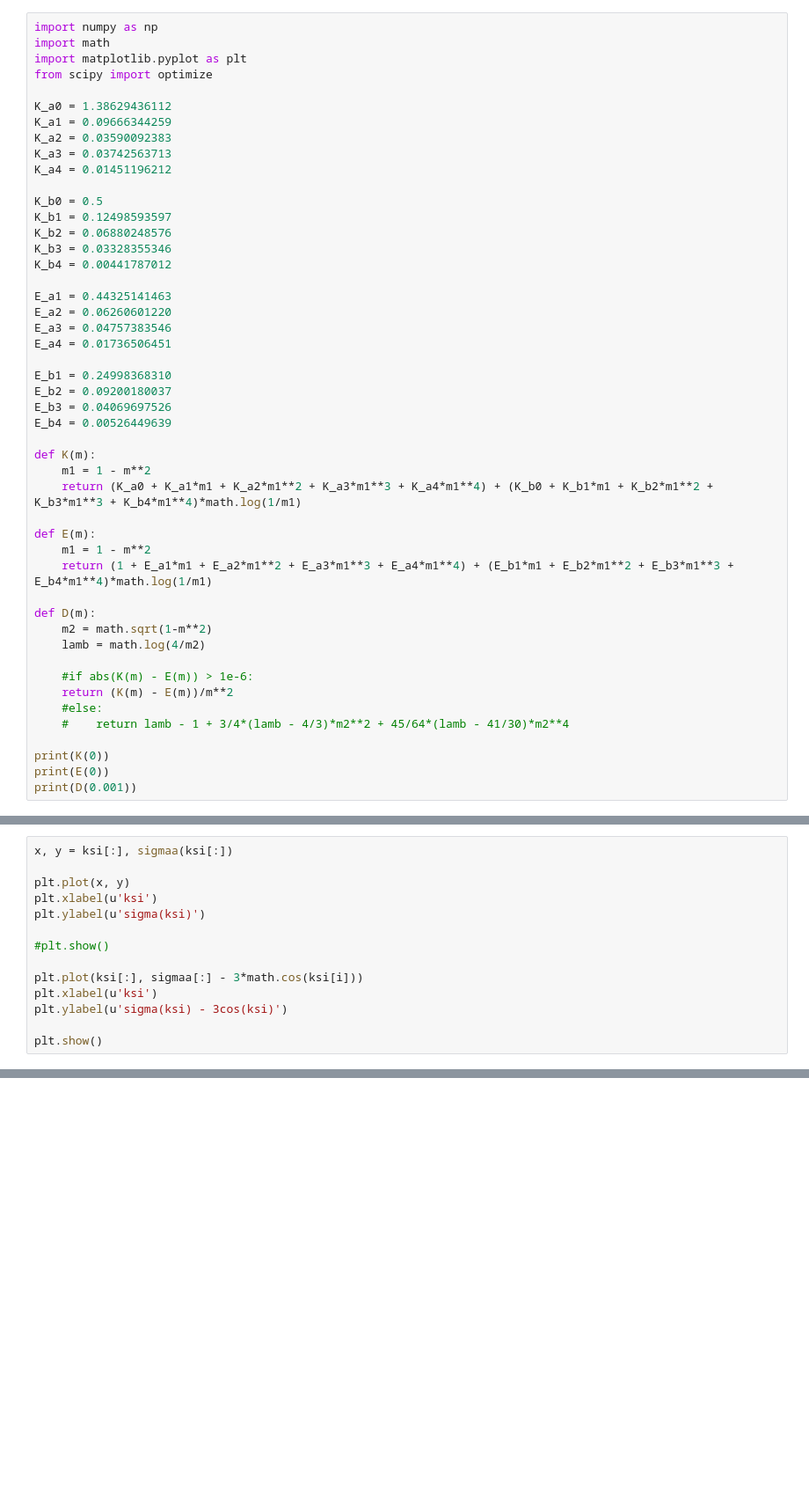
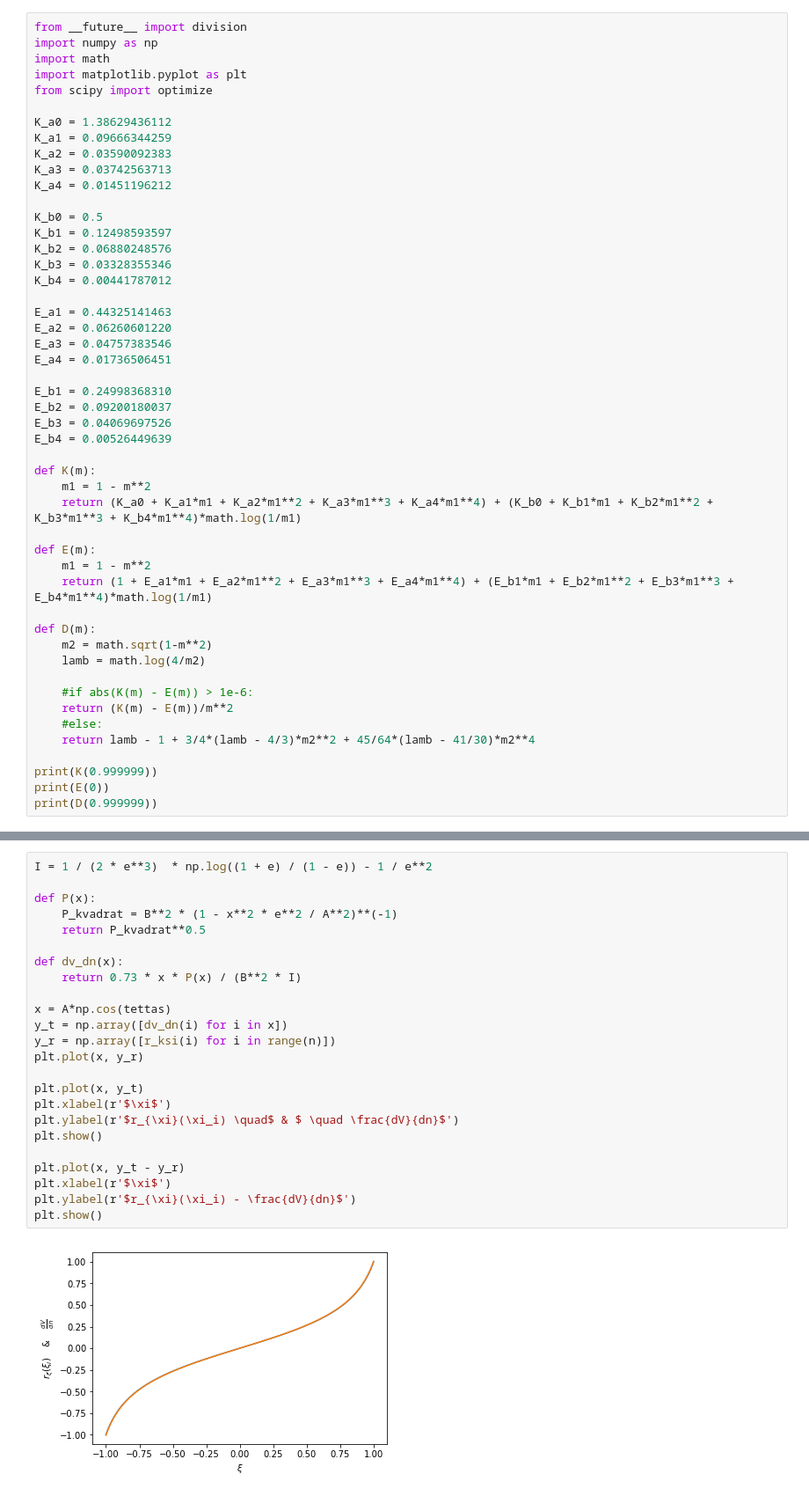
Before and after one commit to IcyCrumb/Prac_2, a Jupyter notebook: finish_it.ipynb, the cells around one changed output, grey strips where cells are left out. Shown at 88% size. Cells and saved outputs as stored; diff of their text form; blank space fills up the shorter version.

```diff
--- a/finish_it.ipynb
+++ b/finish_it.ipynb
@@ -1,4 +1,5 @@
 # %%
+from __future__ import division
 import numpy as np
 import math
 import matplotlib.pyplot as plt
@@ -41,9 +42,9 @@ def D(m):
     #if abs(K(m) - E(m)) > 1e-6:
     return (K(m) - E(m))/m**2
     #else:
-    #    return lamb - 1 + 3/4*(lamb - 4/3)*m2**2 + 45/64*(lamb - 41/30)*m2**4
+    return lamb - 1 + 3/4*(lamb - 4/3)*m2**2 + 45/64*(lamb - 41/30)*m2**4
 
-print(K(0))
+print(K(0.999999))
 print(E(0))
-print(D(0.001))
+print(D(0.999999))
 # %% [output]
@@ -207,14 +212,0 @@ plt.show()
-# %%
-x, y = ksi[:], sigmaa(ksi[:])
-
-plt.plot(x, y)
-plt.xlabel(u'ksi')
-plt.ylabel(u'sigma(ksi)')
-
-#plt.show()
-
-plt.plot(ksi[:], sigmaa[:] - 3*math.cos(ksi[i]))
-plt.xlabel(u'ksi')
-plt.ylabel(u'sigma(ksi) - 3cos(ksi)')
-
-plt.show()
@@ -272,0 +246,26 @@ print(D(0.1))
+# %%
+I = 1 / (2 * e**3)  * np.log((1 + e) / (1 - e)) - 1 / e**2
+
+def P(x):
+    P_kvadrat = B**2 * (1 - x**2 * e**2 / A**2)**(-1)
+    return P_kvadrat**0.5
+
+def dv_dn(x):
+    return 0.73 * x * P(x) / (B**2 * I)
+
+x = A*np.cos(tettas)
+y_t = np.array([dv_dn(i) for i in x])
+y_r = np.array([r_ksi(i) for i in range(n)])
+plt.plot(x, y_r)
+
+plt.plot(x, y_t)
+plt.xlabel(r'$\xi$')
+plt.ylabel(r'$r_{\xi}(\xi_i) \quad$ & $ \quad \frac{dV}{dn}$')
+plt.show()
+
+plt.plot(x, y_t - y_r)
+plt.xlabel(r'$\xi$')
+plt.ylabel(r'$r_{\xi}(\xi_i) - \frac{dV}{dn}$')
+plt.show()
+# %% [output]
+[figure, added]
```
Also changed, not shown: parts of 14 cells of this notebook.
